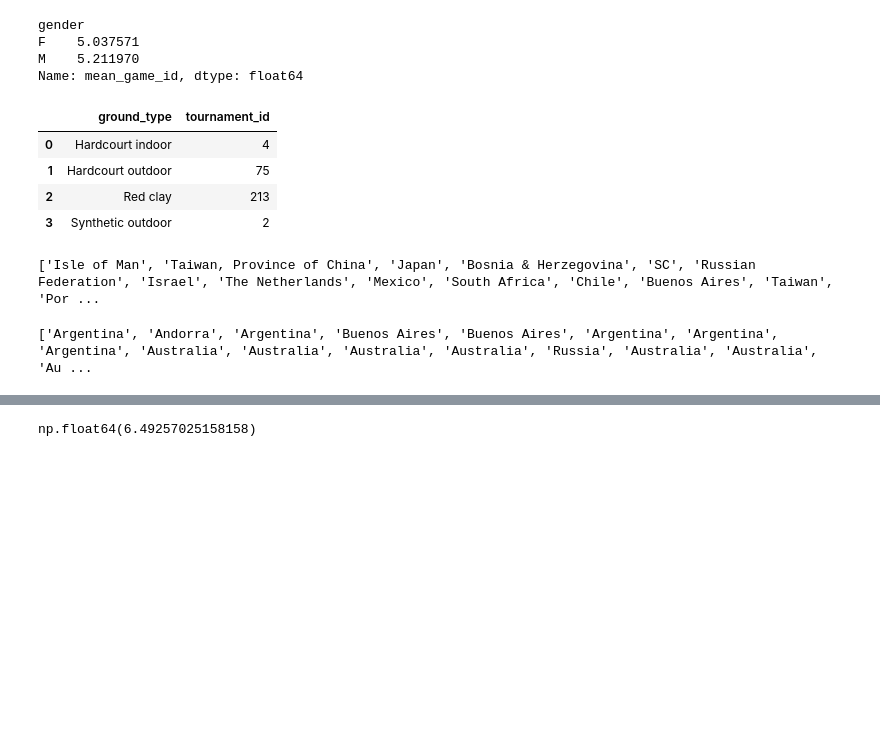
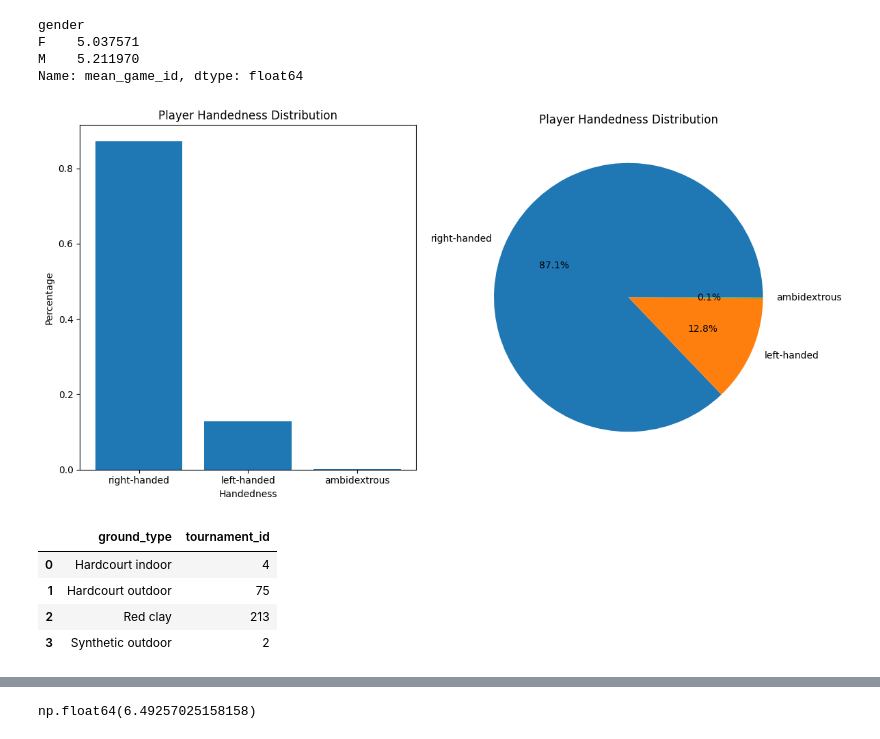
Before and after one commit to fahosseini79/project, a Jupyter notebook: 1.ipynb, the cells around one changed output, grey strips where cells are left out. Drawn from its saved outputs; the diff is of its cells as text; code cells hidden in the pictures; blank space fills up the shorter version.

```diff
--- a/1.ipynb
+++ b/1.ipynb
@@ -109,6 +112,30 @@ gender
 F    5.037571
 M    5.211970
 Name: mean_game_id, dtype: float64
+# %%
+#Q13
+match_away_team_info = pd.read_csv('df/df_away_team_1.csv').drop_duplicates(subset='match_id', keep='first')
+match_home_team_info = pd.read_csv('df/df_home_team_1.csv').drop_duplicates(subset='match_id', keep='first')
+total_team_info = pd.merge(match_away_team_info, match_home_team_info, how='outer')
+handedness_count = total_team_info['plays'].value_counts(normalize=True)
+
+fig, (ax1, ax2) = plt.subplots(1, 2, figsize=(12, 6))
+
+# Bar plot
+ax1.bar(handedness_count.index, handedness_count.values)
+ax1.set_xlabel('Handedness')
+ax1.set_ylabel('Percentage')
+ax1.set_title('Player Handedness Distribution')
+ax1.tick_params(axis='x', labelrotation=0)
+
+# Pie chart
+ax2.pie(handedness_count.values, labels=handedness_count.index, autopct='%1.1f%%')
+ax2.set_title('Player Handedness Distribution')
+
+plt.tight_layout()
+plt.show()
+# %% [output]
+[figure, added]
 # %%
 #Q14
 pd.read_csv('df/df_tournament.csv').drop_duplicates(subset='tournament_id', keep='first').groupby('ground_type')['tournament_id'].count().reset_index()
@@ -126,54 +147,0 @@ pd.merge(a, match_venue_info, how='outer', on='country')
-# %%
-b = a['residence_x'].unique()
-import pycountry
-
-# Sample array
-
-# Obtain the unique countries
-unique_countries = []
-for place in b:
-    if isinstance(place, str):
-        if ',' in place:
-            country = place.split(',')[-1].strip()
-            unique_countries.append(country)
-        else:
-            # Use pycountry to handle country names
-            try:
-                country = pycountry.countries.lookup(place)
-                unique_countries.append(country.name)
-            except LookupError:
-                pass
-
-# Remove duplicate countries
-unique_countries = list(set(unique_countries))
-
-# Print the list of unique countries
-print(unique_countries)
-# %% [output]
-['Isle of Man', 'Taiwan, Province of China', 'Japan', 'Bosnia & Herzegovina', 'SC', 'Russian Federation', 'Israel', 'The Netherlands', 'Mexico', 'South Africa', 'Chile', 'Buenos Aires', 'Taiwan', 'Por ...
-# %%
-c = a['residence_y'].unique()
-import pycountry
-
-# Obtain the unique countries
-unique_countries = []
-for place in c:
-    if isinstance(place, str):
-        if ',' in place:
-            country = place.split(',')[-1].strip()
-            unique_countries.append(country)
-        else:
-            # Use pycountry to handle country names
-            try:
-                country = pycountry.countries.lookup(place)
-                unique_countries.append(country.name)
-            except LookupError:
-                pass
-
-# Remove duplicate countries
-unique_countries_2 = list(set(unique_countries))
-
-# Print the list of unique countries
-print(unique_countries)
-# %% [output]
-['Argentina', 'Andorra', 'Argentina', 'Buenos Aires', 'Buenos Aires', 'Argentina', 'Argentina', 'Argentina', 'Australia', 'Australia', 'Australia', 'Australia', 'Russia', 'Australia', 'Australia', 'Au ...
```
Also changed, not shown: parts of 5 cells of this notebook, 1 other file.
